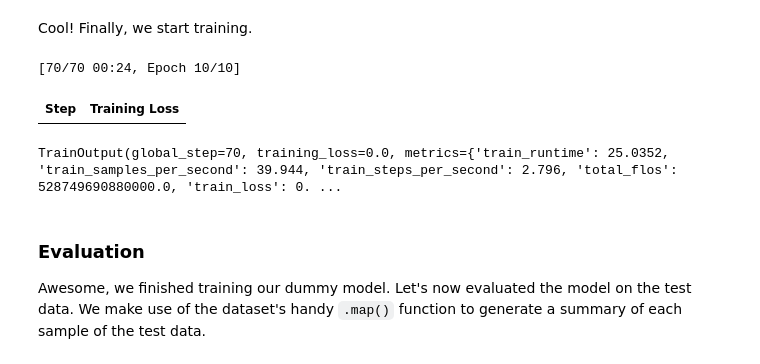
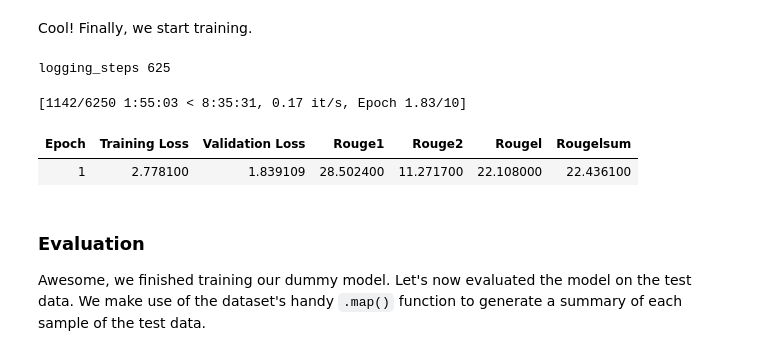
Before and after one commit to mrzaizai2k/summary_finetune, a Jupyter notebook: examples/training_vietnews.ipynb, the cells around one changed output. Saved outputs shown, nothing was run; the diff lists cells and outputs as text; code cells hidden in the pictures.

```diff
--- a/examples/training_vietnews.ipynb
+++ b/examples/training_vietnews.ipynb
@@ -87,5 +92,5 @@ train_df = get_dataframe(train_paths[:100])
 # %%
-val_df = get_dataframe(val_paths[:100])
+val_df = get_dataframe(val_paths[:10000])
 test_df = get_dataframe(test_paths[:100])
 # %%
 test_df.head()
@@ -134,8 +139,8 @@ test_data =  Dataset.from_pandas(test_df)
 # %%
 batch_size=16  # change to 16 for full training
 
-max_input_length = 512
-max_target_length = 30
+max_input_length = 512 #1024
+max_target_length = 128 #128
 
 
 def process_data_to_model_inputs(batch):
@@ -221,7 +226,7 @@ tokenizer.convert_ids_to_tokens(train_data_batch[0]["labels"])
 # %%
 from transformers import AutoModelForSeq2SeqLM
 
-model = AutoModelForSeq2SeqLM.from_pretrained(pretrained_model)
+model = AutoModelForSeq2SeqLM.from_pretrained(pretrained_model).to(device)
 # %% [markdown]
 ### **Fine-Tuning Warm-Started Encoder-Decoder Models**
 # %% [markdown]
@@ -284,7 +269,7 @@ def compute_metrics(eval_pred):
         predictions=decoded_preds, references=decoded_labels, use_stemmer=True
     )
     # Extract the median scores
-    result = {key: value.mid.fmeasure * 100 for key, value in result.items()}
+    result = {key: value * 100 for key, value in result.items()}
     return {k: round(v, 4) for k, v in result.items()}
 # %%
 from transformers import DataCollatorForSeq2Seq
@@ -311,41 +300,43 @@ data_collator(features)
 Cool! Finally, we start training.
 # %%
 # set training arguments - these params are not really tuned, feel free to change
-logging_steps = len(train_data_batch) // batch_size
+logging_steps = min(2000,len(train_data_batch) // batch_size)
+print("logging_steps", logging_steps)
 
 training_args = Seq2SeqTrainingArguments(
     output_dir= OUTPUT_DIR,
     per_device_train_batch_size=batch_size,
     per_device_eval_batch_size=batch_size,
     predict_with_generate=True,
-    # evaluation_strategy="epoch",
-    learning_rate=5.6e-5,
+    eval_strategy="epoch",
+    learning_rate=1e-3,
     # do_train=True,
     # do_eval=True,
     logging_steps=logging_steps,  # set to 2000 for full training
-    save_steps=5000,  # set to 500 for full training
+    save_steps=500,  # set to 500 for full training
     eval_steps=75,  # set to 7500 for full training
     warmup_steps=3000,  # set to 3000 for full training
     num_train_epochs=10, #uncomment for full training
     overwrite_output_dir=True,
+    optim='adafactor',
     save_total_limit=3,
-    fp16=True,
     push_to_hub=True,
 )
 
 trainer = Seq2SeqTrainer(
     model,
     args=training_args,
     train_dataset=train_data_batch,
     eval_dataset=val_data_batch,
     data_collator=data_collator,
     tokenizer=tokenizer,
     compute_metrics=compute_metrics,
 )
 
 trainer.train()
 # %% [output]
-[70/70 00:24, Epoch 10/10]
+logging_steps 625
+[1142/6250 1:55:03 < 8:35:31, 0.17 it/s, Epoch 1.83/10]
-| Step | Training Loss |
+| Epoch | Training Loss | Validation Loss | Rouge1 | Rouge2 | Rougel | Rougelsum |
+| 1 | 2.778100 | 1.839109 | 28.502400 | 11.271700 | 22.108000 | 22.436100 |
-TrainOutput(global_step=70, training_loss=0.0, metrics={'train_runtime': 25.0352, 'train_samples_per_second': 39.944, 'train_steps_per_second': 2.796, 'total_flos': 528749690880000.0, 'train_loss': 0. ...
 # %%
```
Also changed, not shown: parts of 16 cells of this notebook, 19 other files.
